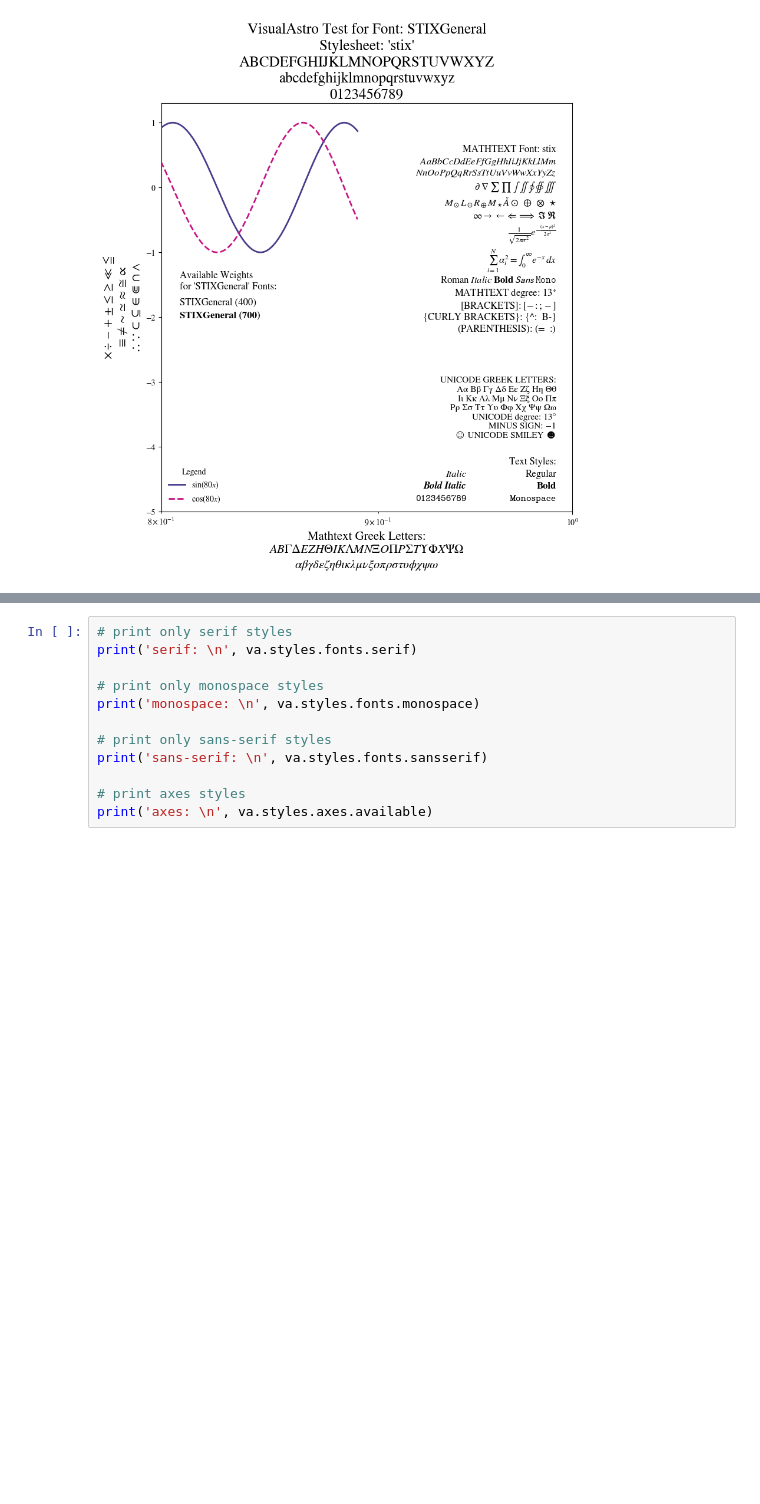
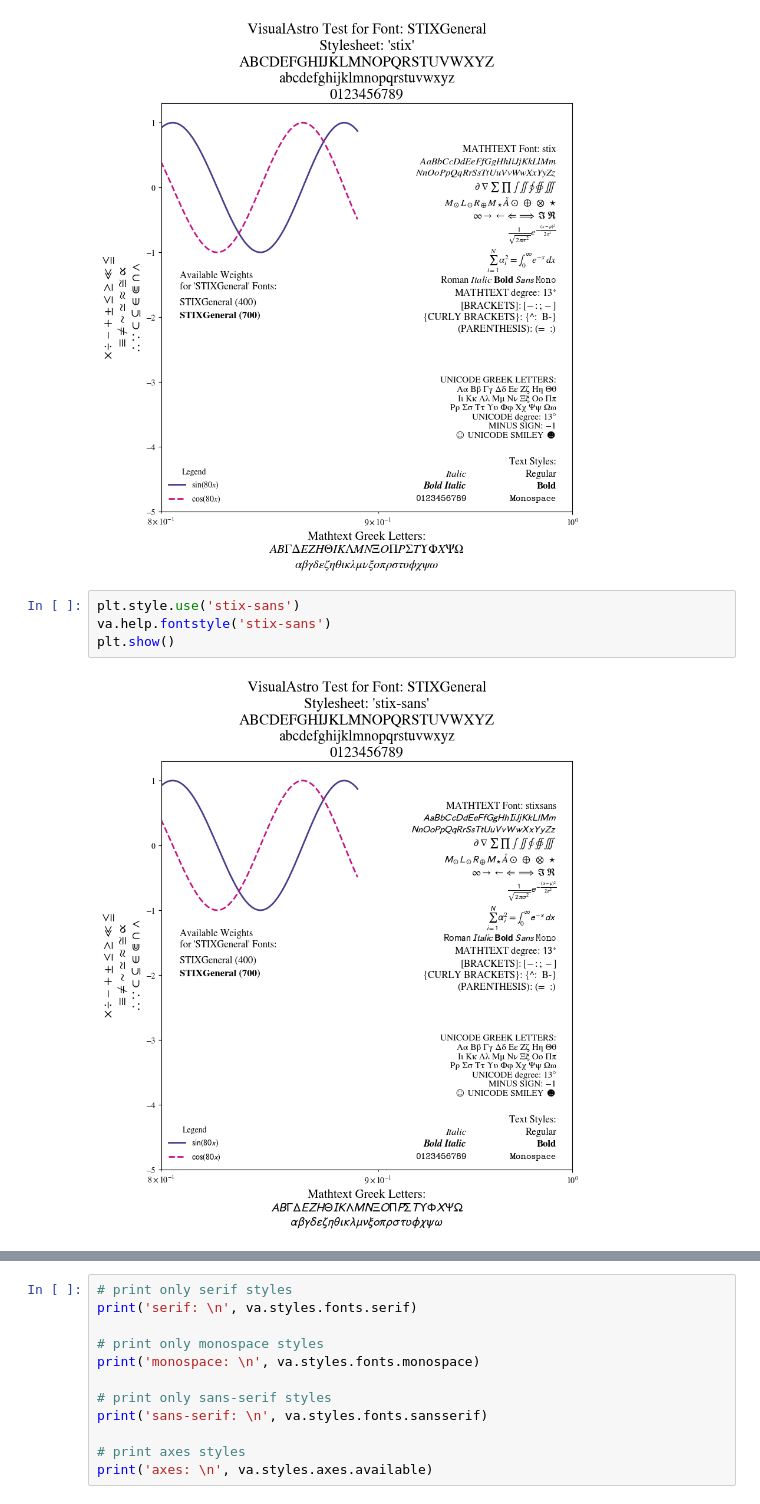
Before and after one commit to elkogerville/VisualAstro, a Jupyter notebook: examples/style_guide.ipynb, the cells around one changed output, grey strips where cells are left out. Saved outputs shown, nothing was run; the diff lists cells and outputs as text; blank space fills up the shorter version.

```diff
--- a/examples/style_guide.ipynb
+++ b/examples/style_guide.ipynb
@@ -208,3 +208,9 @@ plt.style.use('stix')
 va.help.fontstyle('stix')
 # %% [output]
 [figure]
+# %%
+plt.style.use('stix-sans')
+va.help.fontstyle('stix-sans')
+plt.show()
+# %% [output]
+[figure, added]
```
Also changed, not shown: parts of 4 cells of this notebook.
